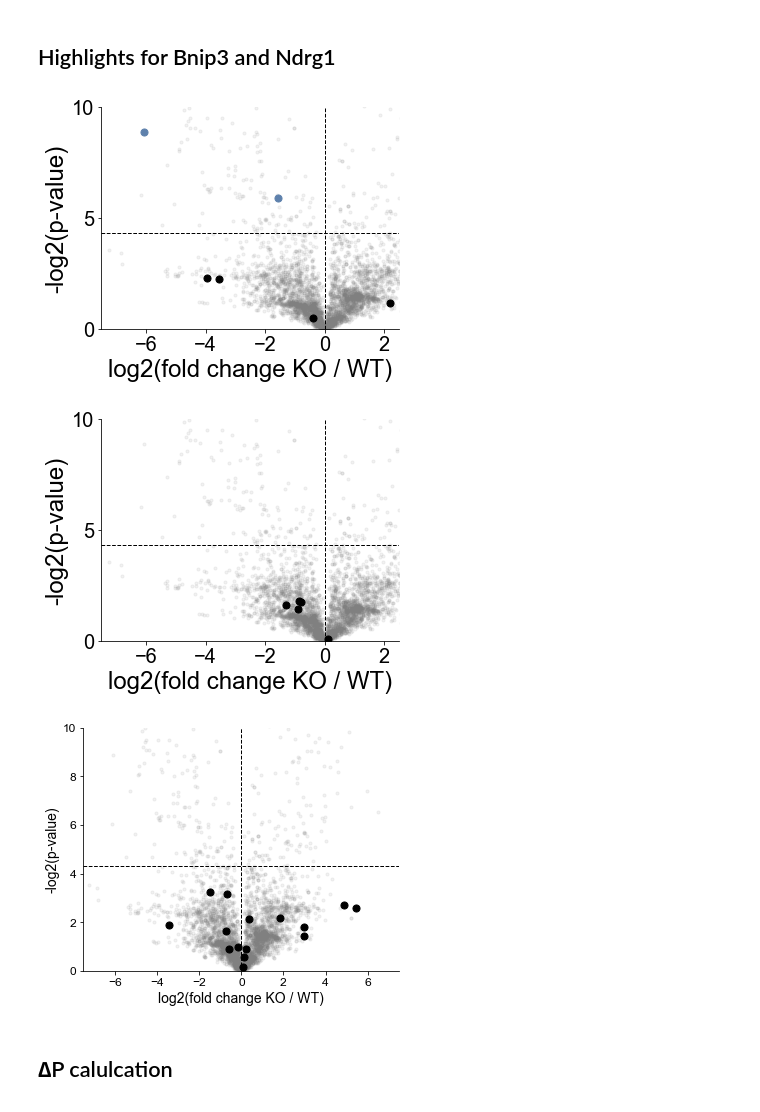
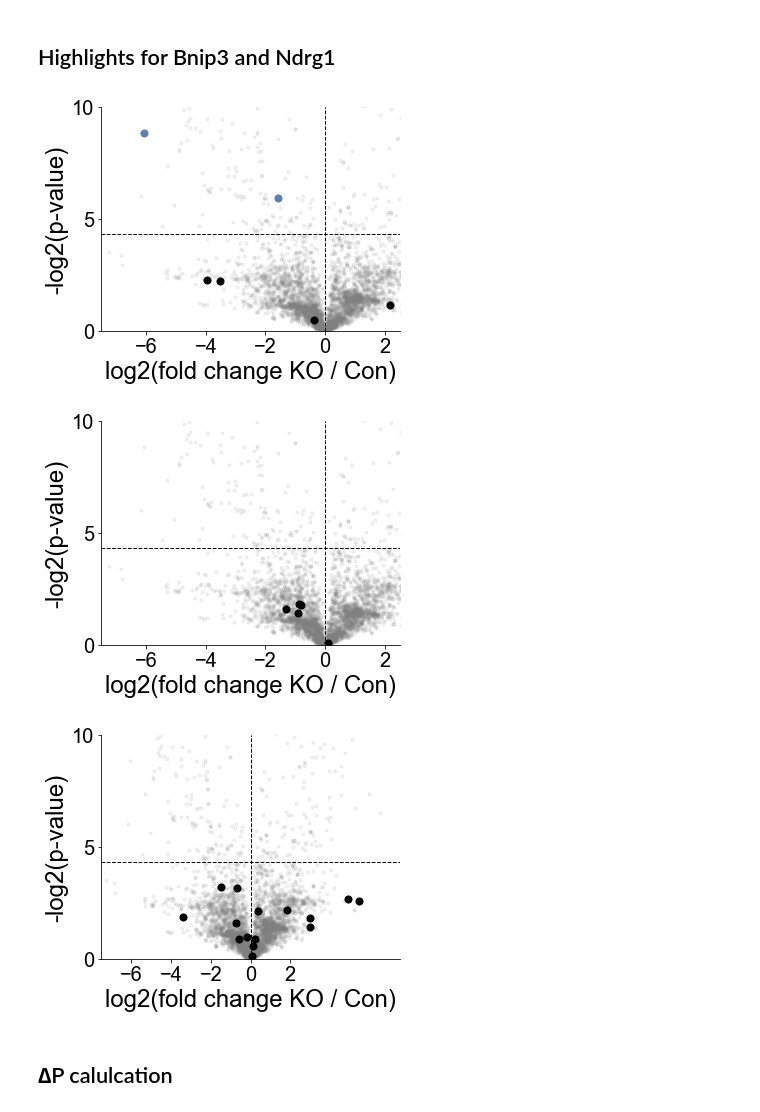
Before and after one commit to MathieuBo/mTorc2_mito_fission, a Jupyter notebook: Figure3.ipynb, the cells around one changed output. Saved outputs shown, nothing was run; the diff lists cells and outputs as text; code cells hidden in the pictures.

Commit message:
clean figure3

```diff
--- a/Figure3.ipynb
+++ b/Figure3.ipynb
@@ -34,20 +35,20 @@ count_neg = 0
 
 for i in data.index:
 
-    if data.loc[i, 'FC KO/WT'] >=1.5 and data.loc[i, 'p-value'] >= -np.log2(0.05):
+    if data.loc[i, 'FC KO/Con'] >=1.5 and data.loc[i, 'p-value'] >= -np.log2(0.05):
 
-        plt.scatter(x=data.loc[i, 'FC KO/WT'], y=data.loc[i, 'p-value'], alpha=.5, c='#BF616A')
+        plt.scatter(x=data.loc[i, 'FC KO/Con'], y=data.loc[i, 'p-value'], alpha=.5, c='#BF616A')
 
         count_pos += 1
 
-    elif data.loc[i, 'FC KO/WT'] <=-1.5 and data.loc[i, 'p-value'] >= -np.log2(0.05):
+    elif data.loc[i, 'FC KO/Con'] <=-1.5 and data.loc[i, 'p-value'] >= -np.log2(0.05):
 
-        plt.scatter(x=data.loc[i, 'FC KO/WT'], y=data.loc[i, 'p-value'], alpha=.5, c='#5E81AC')
+        plt.scatter(x=data.loc[i, 'FC KO/Con'], y=data.loc[i, 'p-value'], alpha=.5, c='#5E81AC')
 
         count_neg += 1
 
     else:
-        plt.scatter(x=data.loc[i, 'FC KO/WT'], y=data.loc[i, 'p-value'], alpha=.5, c='gray')
+        plt.scatter(x=data.loc[i, 'FC KO/Con'], y=data.loc[i, 'p-value'], alpha=.5, c='gray')
 
 
 plt.axhline(y=-np.log2(0.05), color='k', linestyle='dashed', linewidth=1)
@@ -58,7 +59,7 @@ plt.xlim(-10,10)
 plt.ylim(0, 25)
 
 plt.ylabel('-log2(p-value)', fontdict={'size': 14})
-plt.xlabel('log2(fold change KO / WT)', fontdict={'size': 14})
+plt.xlabel('log2(fold change KO / Con)', fontdict={'size': 14})
 
 plt.savefig('./volcano.png', dpi=300)
 
@@ -98,22 +99,22 @@ fig, ax = plt.subplots(figsize=(5,4), constrained_layout=True)
 ax.spines['right'].set_visible(False)
 ax.spines['top'].set_visible(False)
 
-plt.scatter(x=data['FC KO/WT'], y=data['p-value'], alpha=.1, c='gray', s=10)
+plt.scatter(x=data['FC KO/Con'], y=data['p-value'], alpha=.1, c='gray', s=10)
 
 t_prot = data[data['Gene Name'] == target]
 
 for i in t_prot.index:
 
-    if t_prot.loc[i, 'FC KO/WT'] >=0 and t_prot.loc[i, 'p-value'] >= -np.log2(0.05):
+    if t_prot.loc[i, 'FC KO/Con'] >=0 and t_prot.loc[i, 'p-value'] >= -np.log2(0.05):
 
-        plt.scatter(x=t_prot.loc[i, 'FC KO/WT'], y=t_prot.loc[i, 'p-value'], alpha=1, c='#BF616A', s=50)
+        plt.scatter(x=t_prot.loc[i, 'FC KO/Con'], y=t_prot.loc[i, 'p-value'], alpha=1, c='#BF616A', s=50)
 
-    elif t_prot.loc[i, 'FC KO/WT'] <0 and t_prot.loc[i, 'p-value'] >= -np.log2(0.05):
+    elif t_prot.loc[i, 'FC KO/Con'] <0 and t_prot.loc[i, 'p-value'] >= -np.log2(0.05):
 
-        plt.scatter(x=t_prot.loc[i, 'FC KO/WT'], y=t_prot.loc[i, 'p-value'], alpha=1, c='#5E81AC', s=50)
+        plt.scatter(x=t_prot.loc[i, 'FC KO/Con'], y=t_prot.loc[i, 'p-value'], alpha=1, c='#5E81AC', s=50)
 
     else:
-        plt.scatter(x=t_prot.loc[i, 'FC KO/WT'], y=t_prot.loc[i, 'p-value'], alpha=1, c='k', s=50)
+        plt.scatter(x=t_prot.loc[i, 'FC KO/Con'], y=t_prot.loc[i, 'p-value'], alpha=1, c='k', s=50)
 
 
 plt.axhline(y=-np.log2(0.05), color='k', linestyle='dashed', linewidth=1)
@@ -124,7 +125,7 @@ plt.xlim(-7.5,2.5)
 plt.ylim(0, 10)
 
 plt.ylabel('-log2(p-value)', fontdict={'size': 24})
-plt.xlabel('log2(fold change KO / WT)', fontdict={'size': 24})
+plt.xlabel('log2(fold change KO / Con)', fontdict={'size': 24})
 plt.yticks([0, 5, 10], fontsize=20)
 plt.xticks([-6, -4, -2, 0, 2], fontsize=20)
 
@@ -132,7 +133,7 @@ plt.savefig(f'./zoom-{target}.png', dpi=300)
 
 plt.show()
 # %% [output]
-[figure, old version]
+[figure, new version]
 # %%
 target = 'Ndrg1'
 
@@ -140,22 +141,22 @@ fig, ax = plt.subplots(figsize=(5,4), constrained_layout=True)
 ax.spines['right'].set_visible(False)
 ax.spines['top'].set_visible(False)
 
-plt.scatter(x=data['FC KO/WT'], y=data['p-value'], alpha=.1, c='gray', s=10)
+plt.scatter(x=data['FC KO/Con'], y=data['p-value'], alpha=.1, c='gray', s=10)
 
 t_prot = data[data['Gene Name'] == target]
 
 for i in t_prot.index:
 
-    if t_prot.loc[i, 'FC KO/WT'] >=0 and t_prot.loc[i, 'p-value'] >= -np.log2(0.05):
+    if t_prot.loc[i, 'FC KO/Con'] >=0 and t_prot.loc[i, 'p-value'] >= -np.log2(0.05):
 
-        plt.scatter(x=t_prot.loc[i, 'FC KO/WT'], y=t_prot.loc[i, 'p-value'], alpha=1, c='#BF616A', s=50)
+        plt.scatter(x=t_prot.loc[i, 'FC KO/Con'], y=t_prot.loc[i, 'p-value'], alpha=1, c='#BF616A', s=50)
 
-    elif t_prot.loc[i, 'FC KO/WT'] <0 and t_prot.loc[i, 'p-value'] >= -np.log2(0.05):
+    elif t_prot.loc[i, 'FC KO/Con'] <0 and t_prot.loc[i, 'p-value'] >= -np.log2(0.05):
 
-        plt.scatter(x=t_prot.loc[i, 'FC KO/WT'], y=t_prot.loc[i, 'p-value'], alpha=1, c='#5E81AC', s=50)
+        plt.scatter(x=t_prot.loc[i, 'FC KO/Con'], y=t_prot.loc[i, 'p-value'], alpha=1, c='#5E81AC', s=50)
 
     else:
-        plt.scatter(x=t_prot.loc[i, 'FC KO/WT'], y=t_prot.loc[i, 'p-value'], alpha=1, c='k', s=50)
+        plt.scatter(x=t_prot.loc[i, 'FC KO/Con'], y=t_prot.loc[i, 'p-value'], alpha=1, c='k', s=50)
 
 
 plt.axhline(y=-np.log2(0.05), color='k', linestyle='dashed', linewidth=1)
@@ -166,58 +167,57 @@ plt.xlim(-7.5,2.5)
 plt.ylim(0, 10)
 
 plt.ylabel('-log2(p-value)', fontdict={'size': 24})
-plt.xlabel('log2(fold change KO / WT)', fontdict={'size': 24})
+plt.xlabel('log2(fold change KO / Con)', fontdict={'size': 24})
 plt.yticks([0, 5, 10], fontsize=20)
 plt.xticks([-6, -4, -2, 0, 2], fontsize=20)
 
 plt.savefig(f'./zoom-{target}.png', dpi=300)
 
 plt.show()
-plt.show()
 # %% [output]
-[figure, old version]
+[figure, new version]
 # %%
-target = 'Nrdg2'
+target = 'Ndrg2'
 
 fig, ax = plt.subplots(figsize=(5,4), constrained_layout=True)
 ax.spines['right'].set_visible(False)
 ax.spines['top'].set_visible(False)
 
-plt.scatter(x=data['FC KO/WT'], y=data['p-value'], alpha=.1, c='gray', s=10)
+plt.scatter(x=data['FC KO/Con'], y=data['p-value'], alpha=.1, c='gray', s=10)
 
 t_prot = data[data['Gene Name'] == target]
 
 for i in t_prot.index:
 
-    if t_prot.loc[i, 'FC KO/WT'] >=0 and t_prot.loc[i, 'p-value'] >= -np.log2(0.05):
+    if t_prot.loc[i, 'FC KO/Con'] >=0 and t_prot.loc[i, 'p-value'] >= -np.log2(0.05):
 
-        plt.scatter(x=t_prot.loc[i, 'FC KO/WT'], y=t_prot.loc[i, 'p-value'], alpha=1, c='#BF616A', s=50)
+        plt.scatter(x=t_prot.loc[i, 'FC KO/Con'], y=t_prot.loc[i, 'p-value'], alpha=1, c='#BF616A', s=50)
 
-    elif t_prot.loc[i, 'FC KO/WT'] <0 and t_prot.loc[i, 'p-value'] >= -np.log2(0.05):
+    elif t_prot.loc[i, 'FC KO/Con'] <0 and t_prot.loc[i, 'p-value'] >= -np.log2(0.05):
 
-        plt.scatter(x=t_prot.loc[i, 'FC KO/WT'], y=t_prot.loc[i, 'p-value'], alpha=1, c='#5E81AC', s=50)
+        plt.scatter(x=t_prot.loc[i, 'FC KO/Con'], y=t_prot.loc[i, 'p-value'], alpha=1, c='#5E81AC', s=50)
 
     else:
-        plt.scatter(x=t_prot.loc[i, 'FC KO/WT'], y=t_prot.loc[i, 'p-value'], alpha=1, c='k', s=50)
+        plt.scatter(x=t_prot.loc[i, 'FC KO/Con'], y=t_prot.loc[i, 'p-value'], alpha=1, c='k', s=50)
 
 
 plt.axhline(y=-np.log2(0.05), color='k', linestyle='dashed', linewidth=1)
 
 plt.axvline(x=0, color='k', linestyle='dashed', linewidth=1)
 
-plt.xlim(-7.5,2.5)
+plt.xlim(-7.5,7.5)
 plt.ylim(0, 10)
 
 plt.ylabel('-log2(p-value)', fontdict={'size': 24})
-plt.xlabel('log2(fold change KO / WT)', fontdict={'size': 24})
+plt.xlabel('log2(fold change KO / Con)', fontdict={'size': 24})
 plt.yticks([0, 5, 10], fontsize=20)
 plt.xticks([-6, -4, -2, 0, 2], fontsize=20)
 
 plt.savefig(f'./zoom-{target}.png', dpi=300)
 
 plt.show()
 # %% [output]
-[figure, old version]
+[figure, new version]
 # %% [markdown]
 ## ∆P calulcation
 # %%
```
Also changed, not shown: parts of 8 cells of this notebook.
